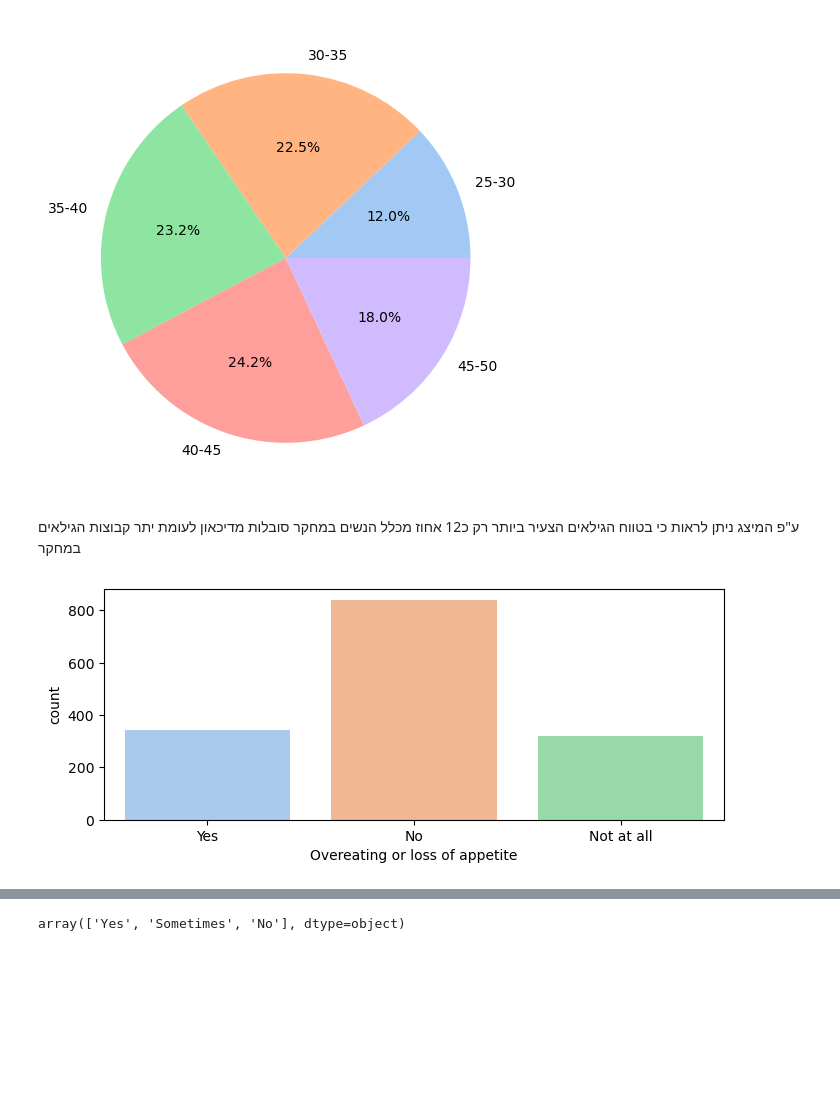
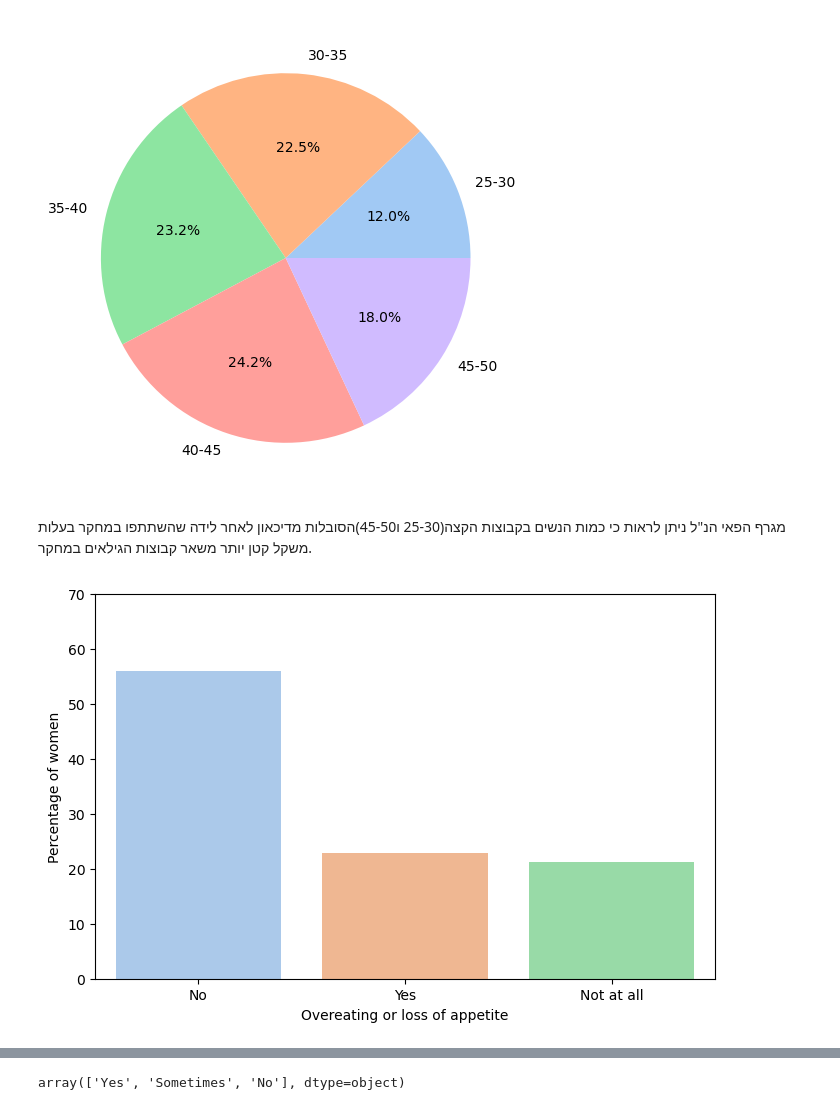
Before and after one commit to sivanhiya/sivanhiya, a Jupyter notebook: projectpostpartum (1).ipynb, the cells around one changed output, grey strips where cells are left out. Cells and saved outputs as stored; diff of their text form; code cells hidden in the pictures; blank space fills up the shorter version.

```diff
--- a/projectpostpartum (1).ipynb
+++ b/projectpostpartum (1).ipynb
@@ -147,8 +162,8 @@ plt.pie(sizes, labels=labels, autopct='%1.1f%%')
 plt.show()
 # %% [output]
 [figure]
-# %% [markdown]
-ע"פ המיצג ניתן לראות כי בטווח הגילאים הצעיר ביותר רק כ12 אחוז מכלל הנשים במחקר סובלות מדיכאון לעומת יתר קבוצות הגילאים במחקר
+# %% [markdown]
+מגרף הפאי הנ"ל ניתן לראות כי כמות הנשים בקבוצות הקצה(25-30 ו45-50)הסובלות מדיכאון לאחר לידה שהשתתפו במחקר בעלות משקל קטן יותר משאר קבוצות הגילאים במחקר.
 # %%
 #fig, axes = plt.subplots(figsize=(20, 5), ncols=3)
 #column_order = ["Yes","No","Two or more days a week"] #בחירת סדר העמודות המוצגות
@@ -156,11 +171,16 @@ plt.show()
 #sns.countplot(ax=axes[1], data=postp_df,x="Suicide attempt")
 #sns.countplot(ax=axes[2], data=postp_df,x="Overeating or loss of appetite")
 #plt.show()
-# %%
-fig, axes = plt.subplots(figsize=(8, 3), ncols=1)
-column_order = ["Yes","No","Two or more days a week"] #בחירת סדר העמודות המוצגות
-sns.countplot(ax=axes, data=postp_df,x="Overeating or loss of appetite")
-plt.show()
-# %% [output]
-[figure, removed]
+# %%
+percentage = postp_df['Overeating or loss of appetite'].value_counts(normalize=True).mul(100).rename('percentage').reset_index()
+
+# יצירת גרף עם אחוזים
+plt.figure(figsize=(8, 5))
+sns.barplot(data=percentage, x='index', y='percentage')
+plt.xlabel('Overeating or loss of appetite')
+plt.ylabel('Percentage of women')
+plt.ylim(0, 70)  # קביעת תחום הערכים לציר y
+plt.show()
+# %% [output]
+[figure, added]
 # %% [markdown]
```
Also changed, not shown: parts of 65 cells of this notebook.
